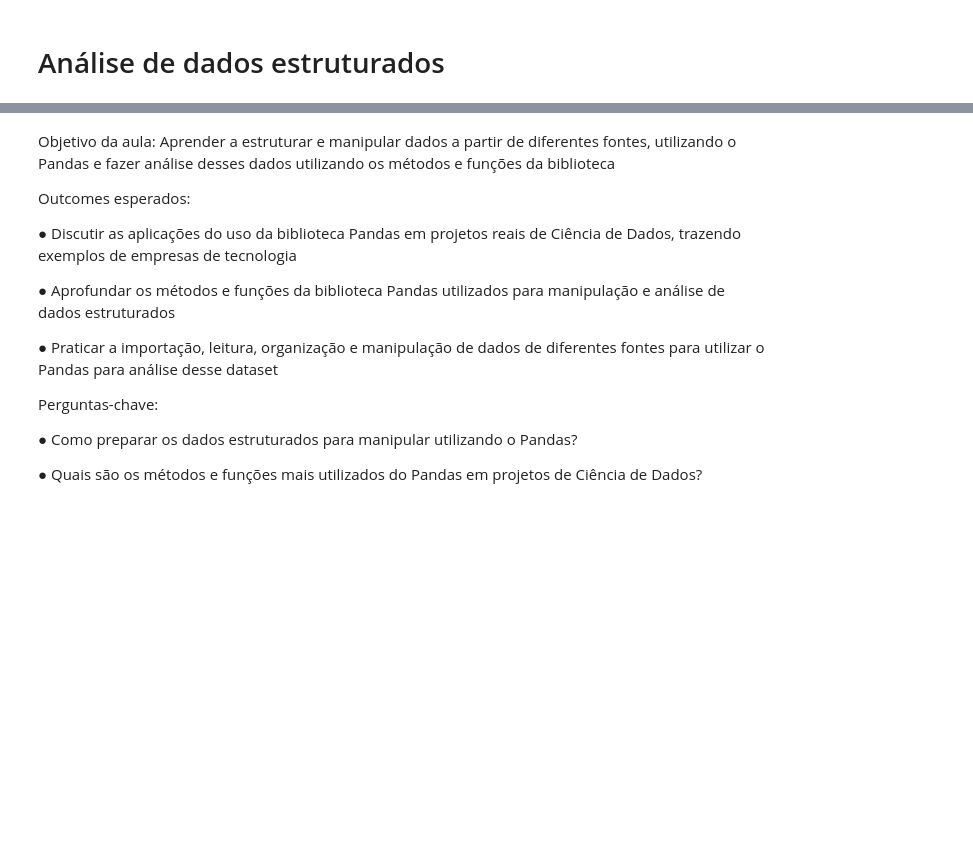
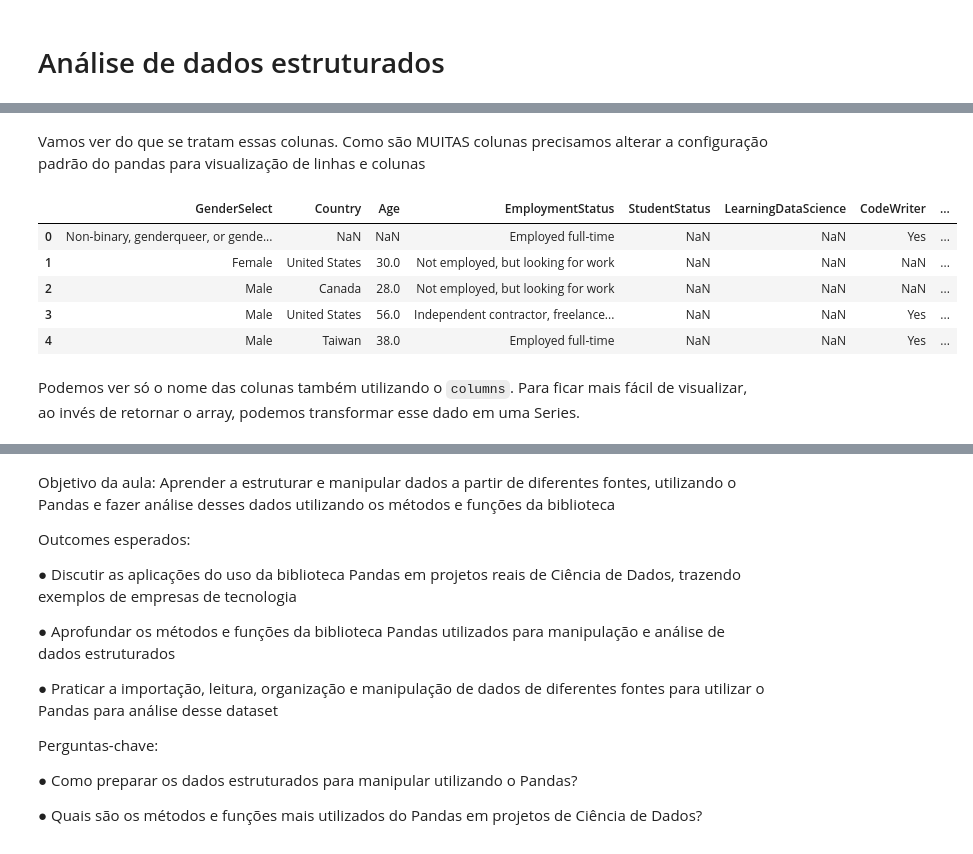
Before and after one commit to bahbbc/presentations, a Jupyter notebook: classes/PandasStructuredData.ipynb, the cells around one changed output, grey strips where cells are left out. Saved outputs shown, nothing was run; the diff lists cells and outputs as text; code cells hidden in the pictures; blank space fills up the shorter version.

```diff
--- a/classes/PandasStructuredData.ipynb
+++ b/classes/PandasStructuredData.ipynb
@@ -6,0 +58,16 @@ import pandas as pd
+# %% [markdown]
+Vamos ver do que se tratam essas colunas. Como são MUITAS colunas precisamos alterar a configuração padrão do pandas para visualização de linhas e colunas
+# %%
+pd.set_option('max_rows', 1000)
+pd.set_option('max_columns', 1000)
+# %%
+multiple_choice.head()
+# %% [output]
+|  | GenderSelect | Country | Age | EmploymentStatus | StudentStatus | LearningDataScience | CodeWriter | ... |
+| 0 | Non-binary, genderqueer, or gende... | NaN | NaN | Employed full-time | NaN | NaN | Yes | ... |
+| 1 | Female | United States | 30.0 | Not employed, but looking for work | NaN | NaN | NaN | ... |
+| 2 | Male | Canada | 28.0 | Not employed, but looking for work | NaN | NaN | NaN | ... |
+| 3 | Male | United States | 56.0 | Independent contractor, freelance... | NaN | NaN | Yes | ... |
+| 4 | Male | Taiwan | 38.0 | Employed full-time | NaN | NaN | Yes | ... |
+# %% [markdown]
+Podemos ver só o nome das colunas também utilizando o `columns`. Para ficar mais fácil de visualizar, ao invés de retornar o array, podemos transformar esse dado em uma Series.
```
Also changed, not shown: parts of 36 cells of this notebook, 1 other file.
